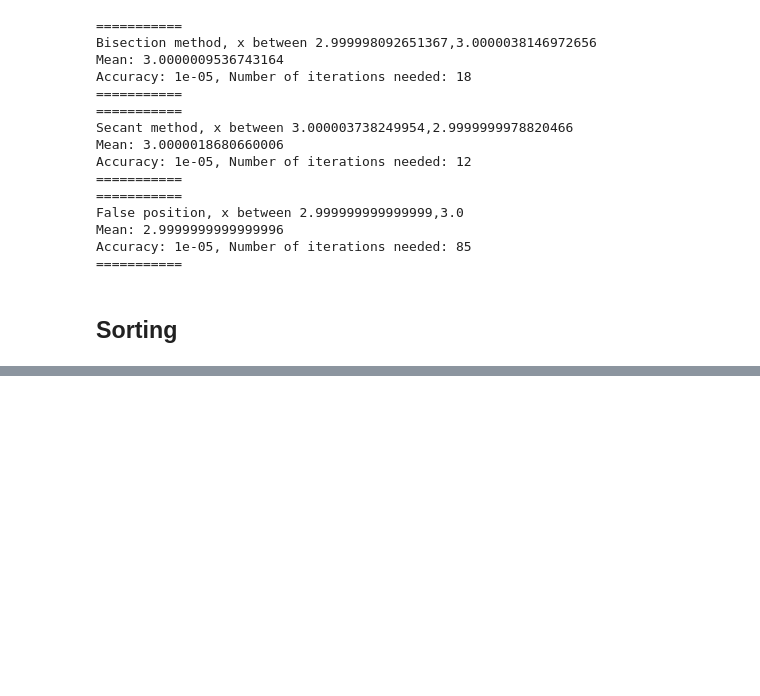
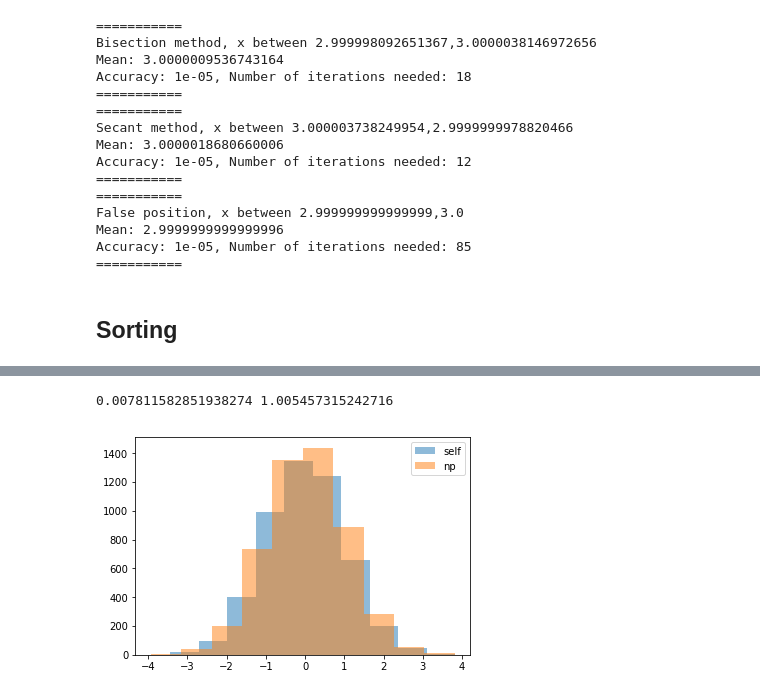
Before and after one commit to ErikOsinga/numerical_recipies, a Jupyter notebook: tutorial5/tutorial5.ipynb, the cells around one changed output, grey strips where cells are left out. Drawn from its saved outputs; the diff is of its cells as text; code cells hidden in the pictures; blank space fills up the shorter version.

```diff
--- a/tutorial5/tutorial5.ipynb
+++ b/tutorial5/tutorial5.ipynb
@@ -184,0 +259,44 @@ print (selection_sort(np.random.rand(N)))
+# %%
+# General slice sampling, with some assumptions
+def slice_sampling(x, RNG, pdf, invpdf, num_points=500):
+    """
+    Given initial x, sample num_points from the PDF
+    ASSUMES SYMMETRIC PDF with only 2 points crossing a line
+
+    x -- initial value with pdf(x)>0
+    RNG -- random number generator that generates number \in [0,1]
+    pdf -- pdf of the function to sample from: y(x)
+    invpdf -- inverse pdf x(y)
+    num_points -- amount of points to sample
+    """
+    def step2(x):
+        # Step 2 on the slide `Slice sampling'
+        y = RNG()*pdf(x)
+
+        # x is plus or minus this value
+        x1 = invpdf(y)
+
+        # draw a uniform x on this line segment
+        x_draw = RNG()*2*x1 - x1
+
+        return x_draw
+
+    all_x = []
+    for _ in range(num_points):
+        x = step2(x)
+        all_x.append(x)
+
+    return all_x
+# %%
+RNG = lambda: np.random.rand(1)[0]
+x0 = 0.563
+all_x = slice_sampling(x0, RNG, st_normal, inverse_pdfNorm, 5000)
+all_x_np = np.random.randn(5000)
+print (np.mean(all_x), np.std(all_x))
+plt.hist(all_x,alpha=0.5,label='self')
+plt.hist(all_x_np,alpha=0.5,label='np')
+plt.legend()
+plt.show()
+# %% [output]
+0.007811582851938274 1.005457315242716
+[figure, added]
```
Also changed, not shown: parts of 10 cells of this notebook, 6 other files.
